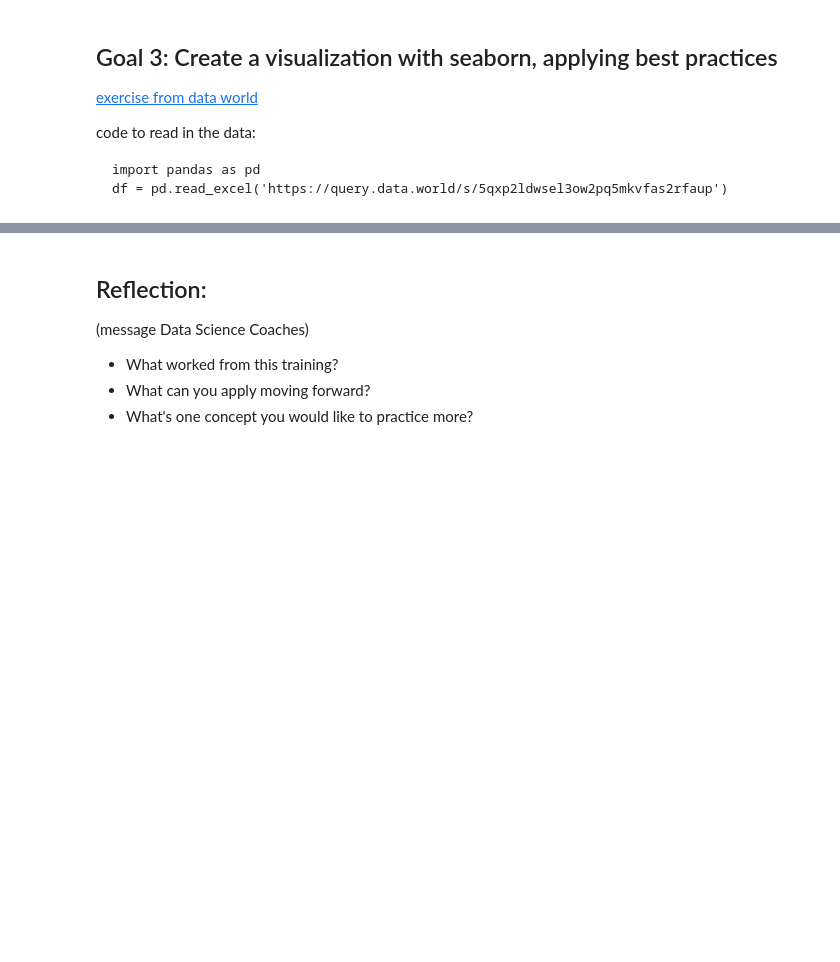
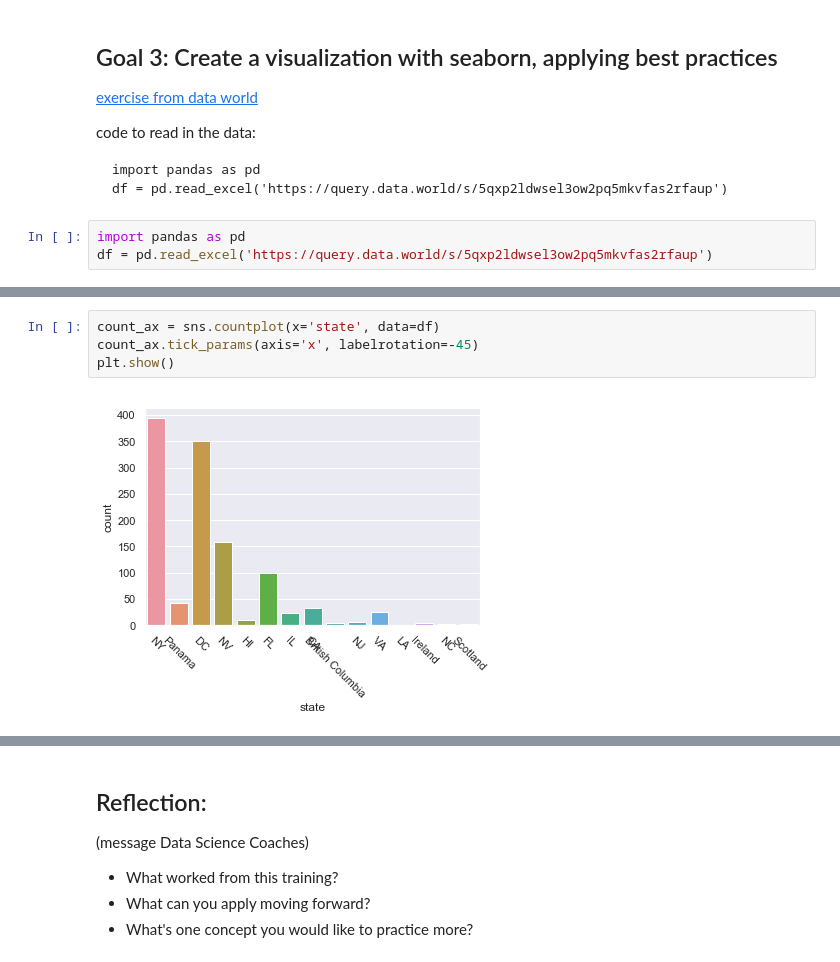
Before and after one commit to learn-co-students/chicago-ds-080519, a Jupyter notebook: Module 1/week-2/day_9_visualizations_seaborn/The-good-the-bad-the-seaborn.ipynb, the cells around one changed output, grey strips where cells are left out. Drawn from its saved outputs; the diff is of its cells as text; blank space fills up the shorter version.

````diff
--- a/Module 1/week-2/day_9_visualizations_seaborn/The-good-the-bad-the-seaborn.ipynb
+++ b/Module 1/week-2/day_9_visualizations_seaborn/The-good-the-bad-the-seaborn.ipynb
@@ -103,3 +104,6 @@ code to read in the data:
 import pandas as pd
 df = pd.read_excel('https://query.data.world/s/5qxp2ldwsel3ow2pq5mkvfas2rfaup')
 ```
+# %%
+import pandas as pd
+df = pd.read_excel('https://query.data.world/s/5qxp2ldwsel3ow2pq5mkvfas2rfaup')
@@ -105,0 +119,6 @@ df = pd.read_excel('https://query.data.world/s/5qxp2ldwsel3ow2pq5mkvfas2rfaup')
+# %%
+count_ax = sns.countplot(x='state', data=df)
+count_ax.tick_params(axis='x', labelrotation=-45)
+plt.show()
+# %% [output]
+[figure, added]
````
Also changed, not shown: parts of 4 cells of this notebook, 5 other files.
